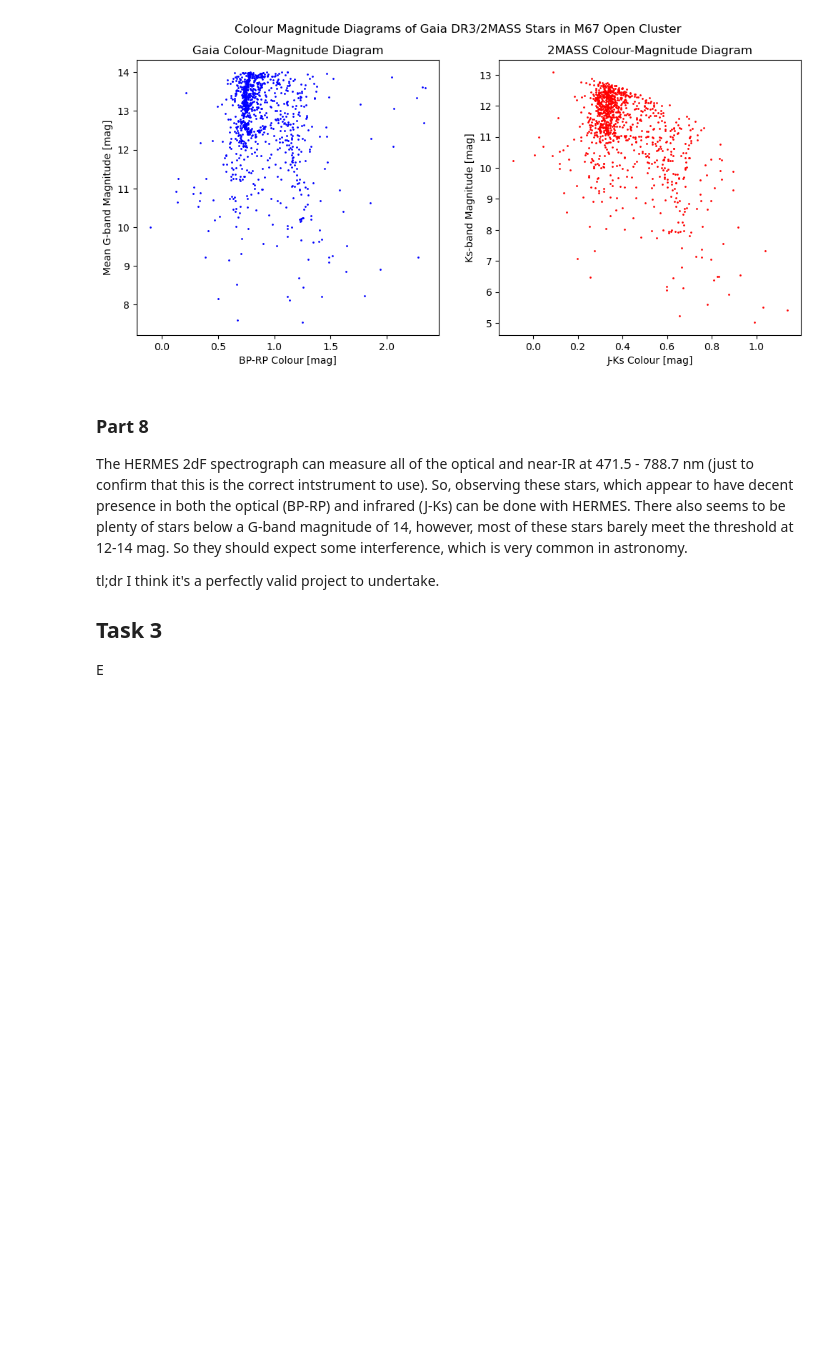
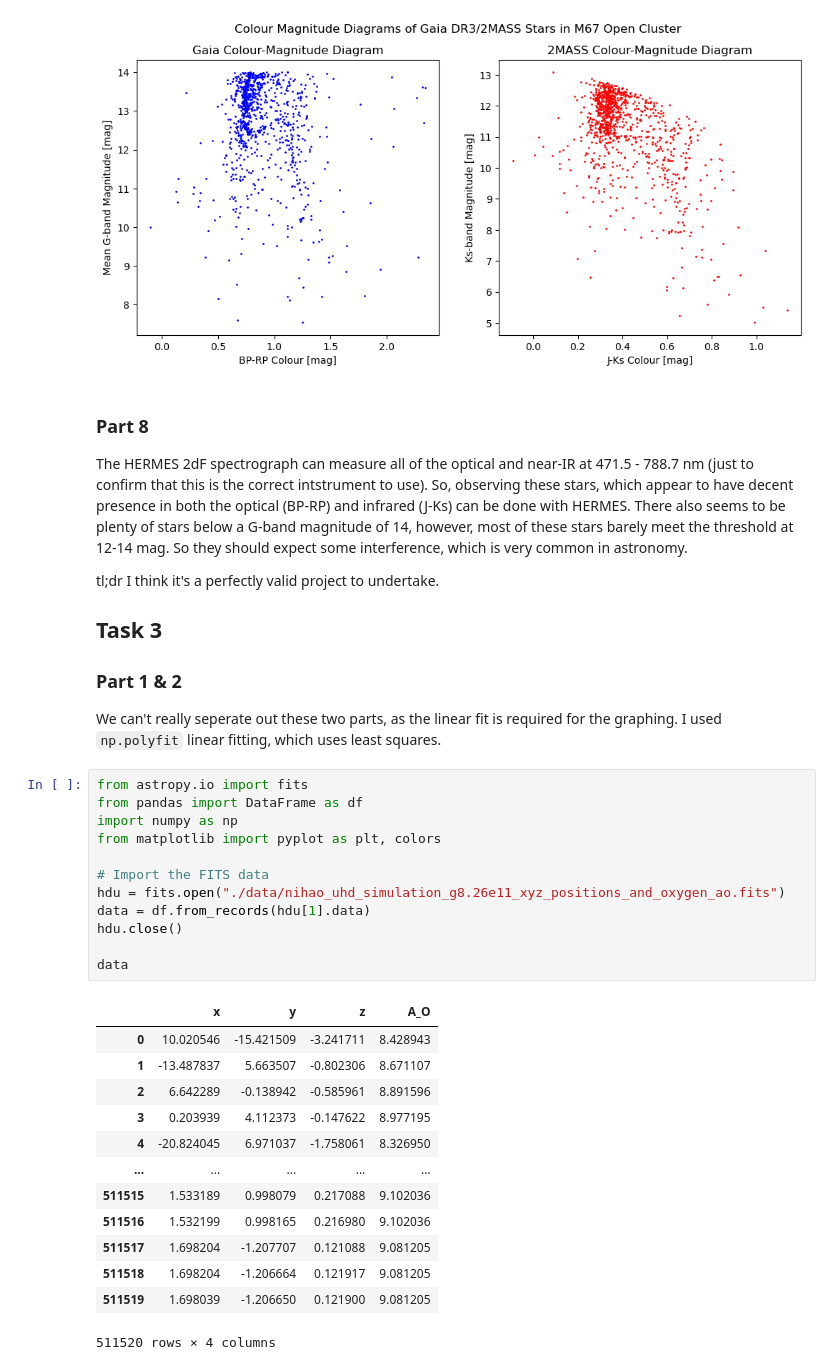
Before and after one commit to Olivex727/olivia-astr4004-ass3, a Jupyter notebook: u7280249.ipynb, the cells around one changed output. Drawn from its saved outputs; the diff is of its cells as text; blank space fills up the shorter version.

```diff
--- a/u7280249.ipynb
+++ b/u7280249.ipynb
@@ -229,4 +229,32 @@ tl;dr I think it's a perfectly valid project to undertake.
 
 ## Task 3
 
-E
+### Part 1 & 2
+
+We can't really seperate out these two parts, as the linear fit is required for the graphing. I used `np.polyfit` linear fitting, which uses least squares.
+# %%
+from astropy.io import fits
+from pandas import DataFrame as df
+import numpy as np
+from matplotlib import pyplot as plt, colors
+
+# Import the FITS data
+hdu = fits.open("./data/nihao_uhd_simulation_g8.26e11_xyz_positions_and_oxygen_ao.fits")
+data = df.from_records(hdu[1].data)
+hdu.close()
+
+data
+# %% [output]
+|  | x | y | z | A_O |
+| 0 | 10.020546 | -15.421509 | -3.241711 | 8.428943 |
+| 1 | -13.487837 | 5.663507 | -0.802306 | 8.671107 |
+| 2 | 6.642289 | -0.138942 | -0.585961 | 8.891596 |
+| 3 | 0.203939 | 4.112373 | -0.147622 | 8.977195 |
+| 4 | -20.824045 | 6.971037 | -1.758061 | 8.326950 |
+| ... | ... | ... | ... | ... |
+| 511515 | 1.533189 | 0.998079 | 0.217088 | 9.102036 |
+| 511516 | 1.532199 | 0.998165 | 0.216980 | 9.102036 |
+| 511517 | 1.698204 | -1.207707 | 0.121088 | 9.081205 |
+| 511518 | 1.698204 | -1.206664 | 0.121917 | 9.081205 |
+| 511519 | 1.698039 | -1.206650 | 0.121900 | 9.081205 |
+511520 rows × 4 columns
```
Also changed, not shown: parts of 6 cells of this notebook, 3 other files.
